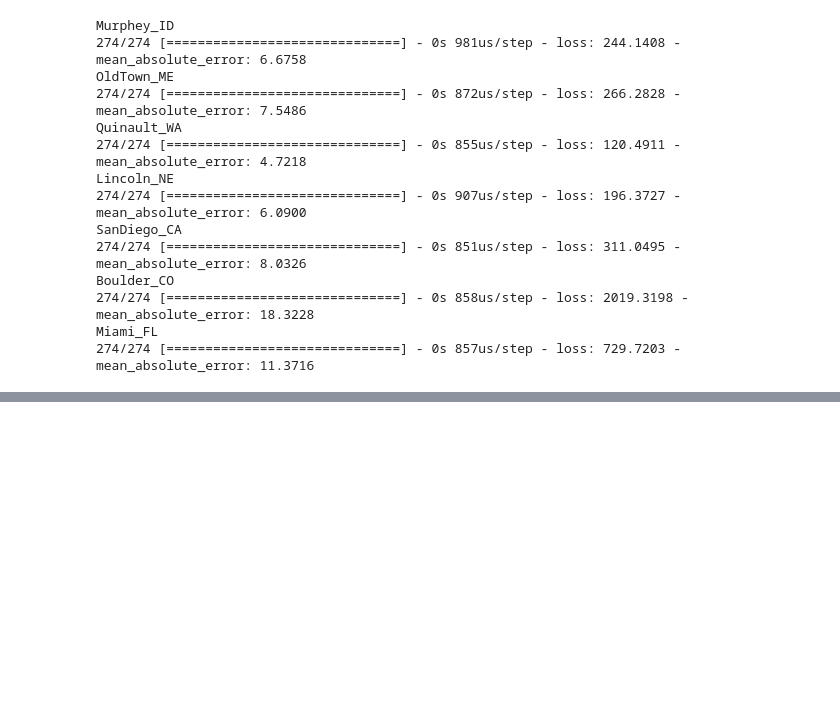
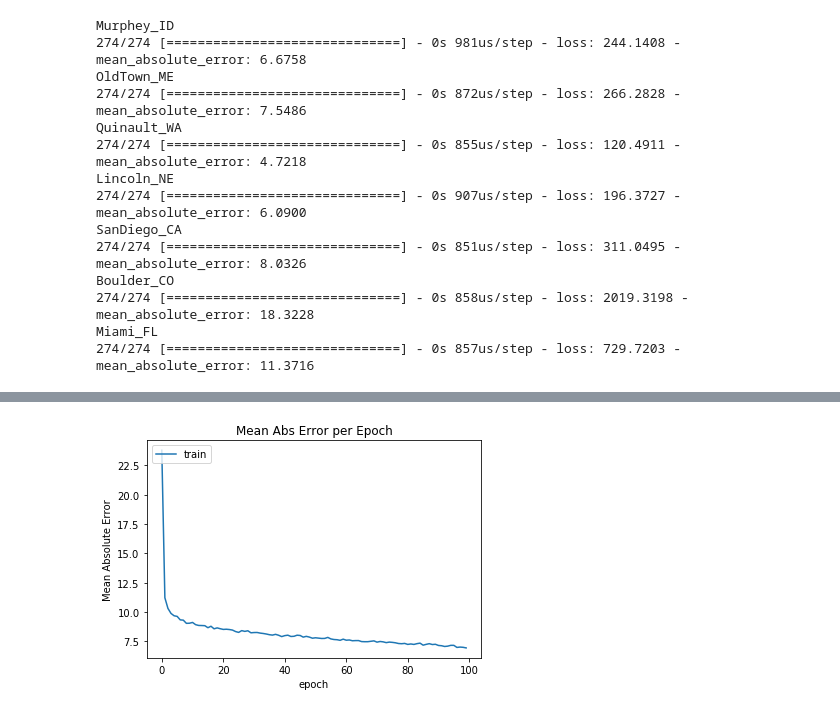
Before and after one commit to tpt5cu/solarIrradiancePredictor, a Jupyter notebook: Neural_Net.ipynb, the cells around one changed output, grey strips where cells are left out. Cells and saved outputs as stored; diff of their text form; code cells hidden in the pictures; blank space fills up the shorter version.

```diff
--- a/Neural_Net.ipynb
+++ b/Neural_Net.ipynb
@@ -368,0 +377,12 @@ Miami_FL
+# %%
+input_size = 6
+input_arry = np.array([], dtype=np.float64).reshape(0,input_size)
+output_arry = np.array([], dtype=np.float64)
+print(input_arry)
+print(output_arry)
+from glob import glob
+for path in glob(_Testing_Data_Dir+'/Boulder_CO'):
+    for file in glob(path+'/psm_'+'*'):
+        print(file)
+        df = pd.read_csv(file)
+        input_arry, output_arry = combine_training_arrays(df, input_arry, output_arry)
@@ -368,0 +412,15 @@ Miami_FL
+# %%
+model_Boulder = keras.Sequential()
+model_Boulder.add(keras.layers.Dense(300, activation="relu"))
+model_Boulder.add(layers.Dense(200, activation="relu"))
+model_Boulder.add(layers.Dense(100, activation="relu"))
+model_Boulder.add(layers.Dense(50, activation="relu"))
+model_Boulder.add(layers.Dense(25, activation="relu"))
+model_Boulder.add(layers.Dense(1, activation='relu'))
+# %%
+#Compile and train
+model_Boulder.compile(optimizer=Adam(lr=0.0001),
+              loss='mse',
+              metrics=['mae'])
+
+history_Boulder = model_Boulder.fit(input_arry, output_arry, epochs=100, batch_size=32)
@@ -368,0 +447,10 @@ Miami_FL
+# %%
+plt.plot(history_Boulder.history['mae'])
+# plt.plot(history.history['val_acc'])
+plt.title('Mean Abs Error per Epoch')
+plt.ylabel('Mean Absolute Error')
+plt.xlabel('epoch')
+plt.legend(['train'], loc='upper left')
+plt.show()
+# %% [output]
+[figure, added]
```
Also changed, not shown: parts of 16 cells of this notebook, 2 other files.
